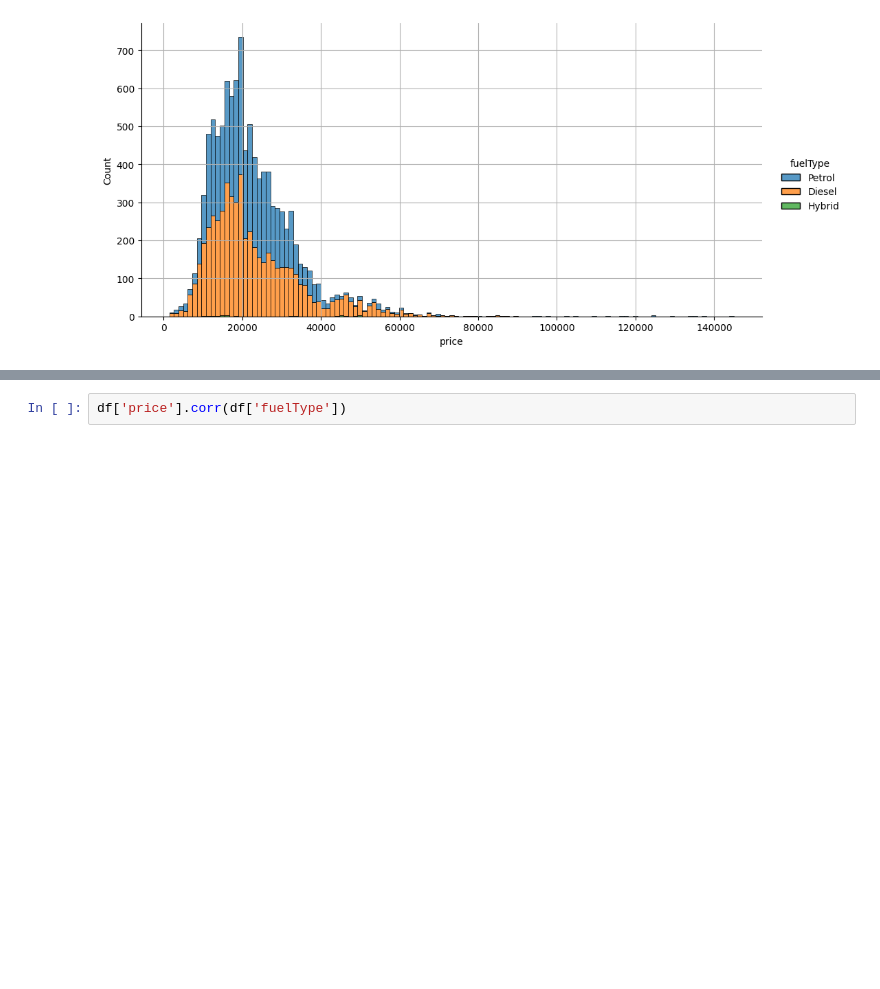
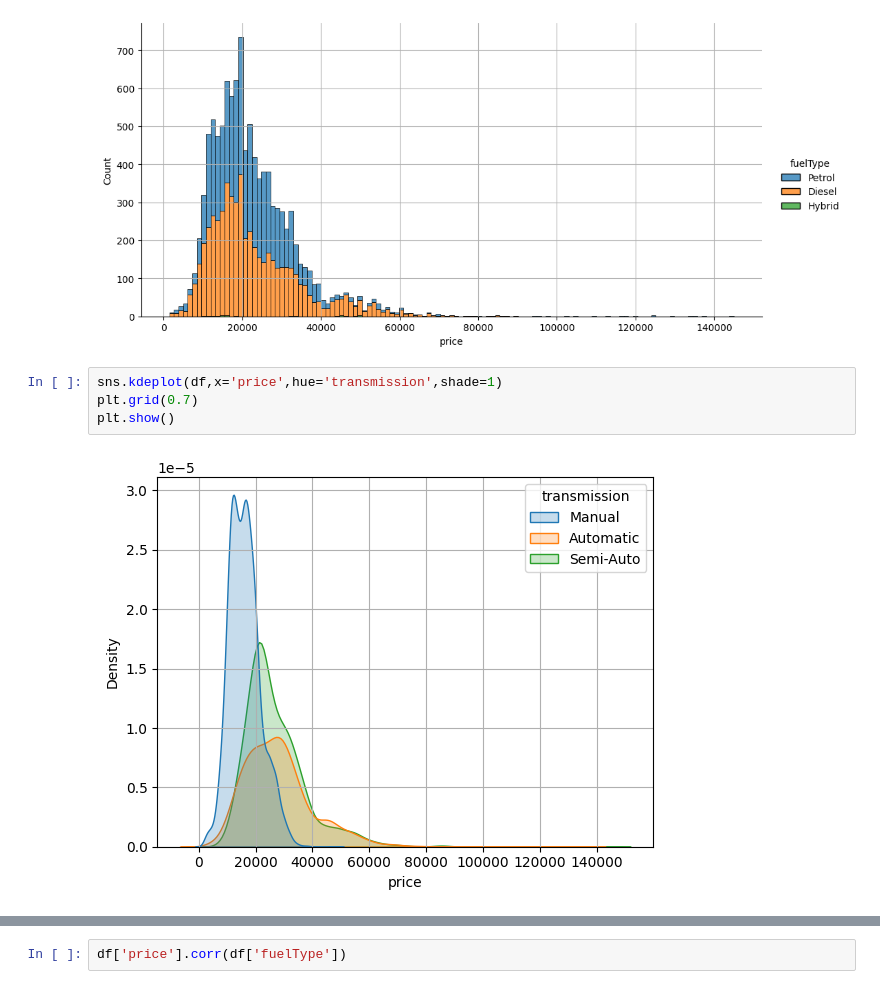
Before and after one commit to b0bursoliyev/Machine-Leraning, a Jupyter notebook: audi_price_predicted.ipynb, the cells around one changed output, grey strips where cells are left out. Saved outputs shown, nothing was run; the diff lists cells and outputs as text; blank space fills up the shorter version.

```diff
--- a/audi_price_predicted.ipynb
+++ b/audi_price_predicted.ipynb
@@ -57,3 +64,9 @@ plt.show()
 # %% [output]
 <Figure size 800x600 with 0 Axes>
 [figure]
+# %%
+sns.kdeplot(df,x='price',hue='transmission',shade=1)
+plt.grid(0.7)
+plt.show()
+# %% [output]
+[figure, added]
```
Also changed, not shown: parts of 38 cells of this notebook.
